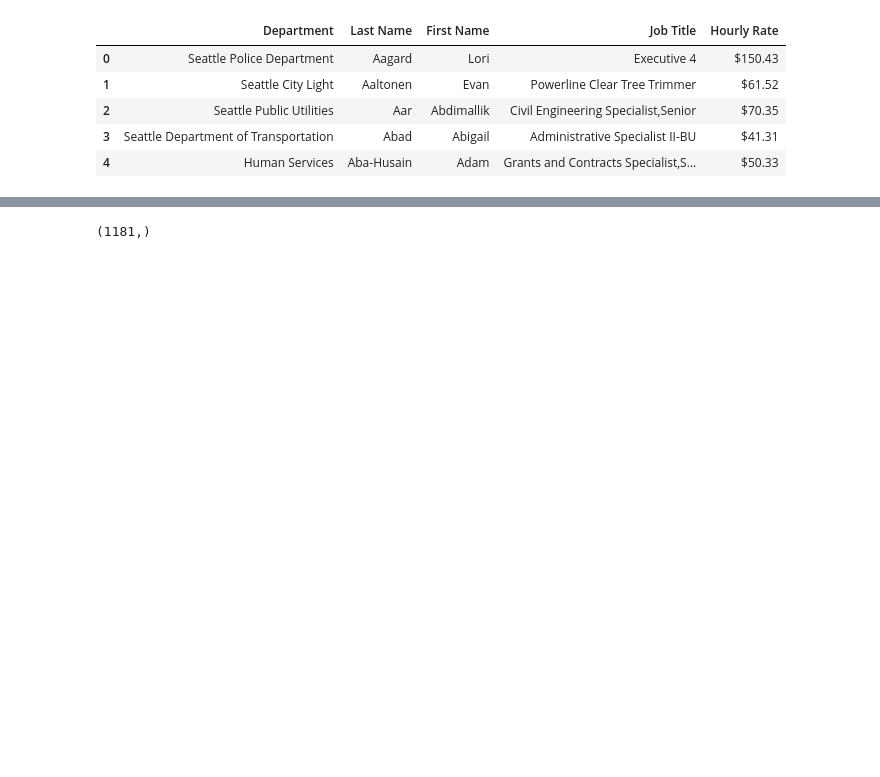
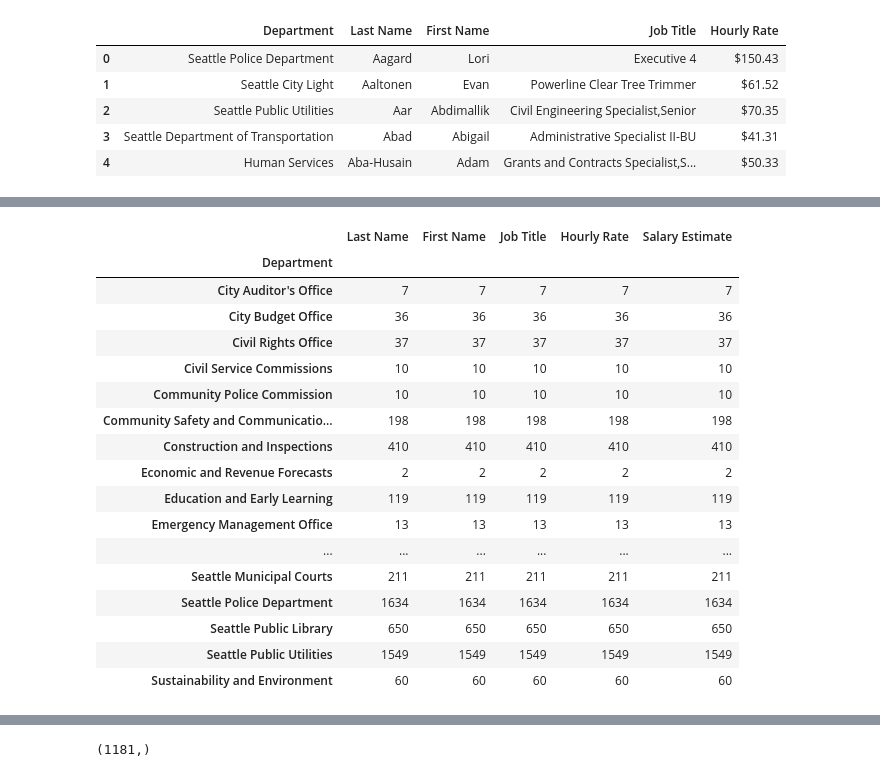
Before and after one commit to areeyat/seattle-wages, a Jupyter notebook: wage-analysis.ipynb, the cells around one changed output, grey strips where cells are left out. Saved outputs shown, nothing was run; the diff lists cells and outputs as text; code cells hidden in the pictures; blank space fills up the shorter version.

```diff
--- a/wage-analysis.ipynb
+++ b/wage-analysis.ipynb
@@ -105 +78,22 @@ wages
+# %%
+wages.groupby('Department').count()
+# %% [output]
+|  | Last Name | First Name | Job Title | Hourly Rate | Salary Estimate |
+| Department |  |  |  |  |  |
+| City Auditor's Office | 7 | 7 | 7 | 7 | 7 |
+| City Budget Office | 36 | 36 | 36 | 36 | 36 |
+| Civil Rights Office | 37 | 37 | 37 | 37 | 37 |
+| Civil Service Commissions | 10 | 10 | 10 | 10 | 10 |
+| Community Police Commission | 10 | 10 | 10 | 10 | 10 |
+| Community Safety and Communicatio... | 198 | 198 | 198 | 198 | 198 |
+| Construction and Inspections | 410 | 410 | 410 | 410 | 410 |
+| Economic and Revenue Forecasts | 2 | 2 | 2 | 2 | 2 |
+| Education and Early Learning | 119 | 119 | 119 | 119 | 119 |
+| Emergency Management Office | 13 | 13 | 13 | 13 | 13 |
+| ... | ... | ... | ... | ... | ... |
+| Seattle Municipal Courts | 211 | 211 | 211 | 211 | 211 |
+| Seattle Police Department | 1634 | 1634 | 1634 | 1634 | 1634 |
+| Seattle Public Library | 650 | 650 | 650 | 650 | 650 |
+| Seattle Public Utilities | 1549 | 1549 | 1549 | 1549 | 1549 |
+| Sustainability and Environment | 60 | 60 | 60 | 60 | 60 |
 # %%
```
Also changed, not shown: parts of 41 cells of this notebook, 3 other files.
